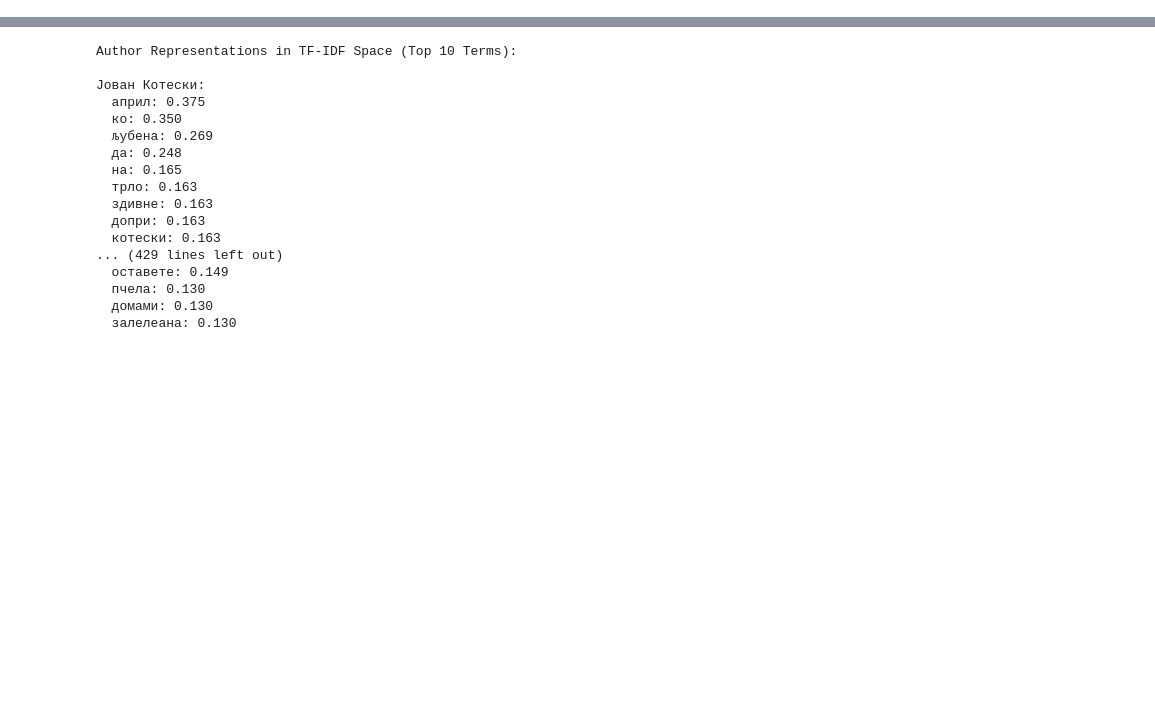
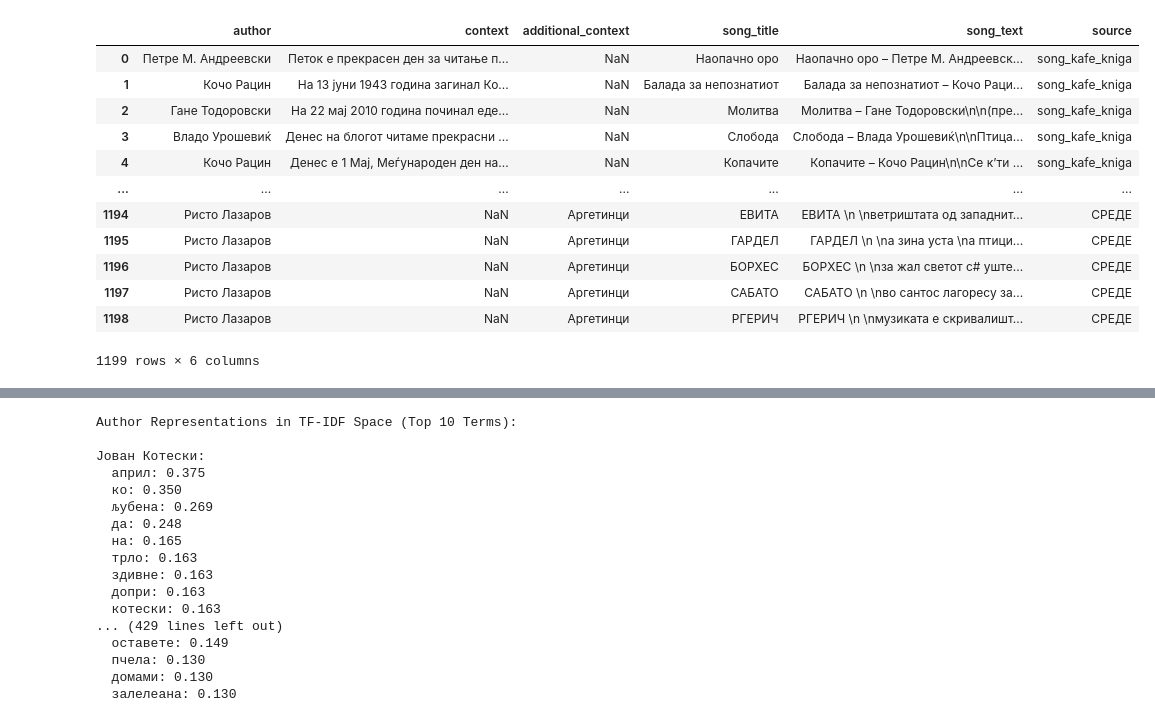
Before and after one commit to IvanNikolovBT/Diploma-Thesis, a Jupyter notebook: classification/author_similarity.ipynb, the cells around one changed output, grey strips where cells are left out. Cells and saved outputs as stored; diff of their text form; code cells hidden in the pictures; blank space fills up the shorter version.

```diff
--- a/classification/author_similarity.ipynb
+++ b/classification/author_similarity.ipynb
@@ -1,3 +1,27 @@
+# %%
+
+import pandas as pd
+import numpy as np
+import random
+from sklearn.preprocessing import LabelEncoder
+CSV_PATH="cleaned_songs.csv"
+df=pd.read_csv(CSV_PATH)
+random_seed=47
+df
+# %% [output]
+|  | author | context | additional_context | song_title | song_text | source |
+| 0 | Петре М. Андреевски | Петок е прекрасен ден за читање п... | NaN | Наопачно оро | Наопачно оро – Петре М. Андреевск... | song_kafe_kniga |
+| 1 | Кочо Рацин | На 13 јуни 1943 година загинал Ко... | NaN | Балада за непознатиот | Балада за непознатиот – Кочо Раци... | song_kafe_kniga |
+| 2 | Гане Тодоровски | На 22 мај 2010 година починал еде... | NaN | Молитва | Молитва – Гане Тодоровски\n\n(пре... | song_kafe_kniga |
+| 3 | Владо Урошевиќ | Денес на блогот читаме прекрасни ... | NaN | Слобода | Слобода – Влада Урошевиќ\n\nПтица... | song_kafe_kniga |
+| 4 | Кочо Рацин | Денес е 1 Мај, Меѓународен ден на... | NaN | Копачите | Копачите – Кочо Рацин\n\nСе к’ти ... | song_kafe_kniga |
+| ... | ... | ... | ... | ... | ... | ... |
+| 1194 | Ристо Лазаров | NaN | Аргетинци | ЕВИТА | ЕВИТА \n \nветриштата од западнит... | СРЕДЕ |
+| 1195 | Ристо Лазаров | NaN | Аргетинци | ГАРДЕЛ | ГАРДЕЛ \n \nа зина уста \nа птици... | СРЕДЕ |
+| 1196 | Ристо Лазаров | NaN | Аргетинци | БОРХЕС | БОРХЕС \n \nза жал светот с# уште... | СРЕДЕ |
+| 1197 | Ристо Лазаров | NaN | Аргетинци | САБАТО | САБАТО \n \nво сантос лагоресу за... | СРЕДЕ |
+| 1198 | Ристо Лазаров | NaN | Аргетинци | РГЕРИЧ | РГЕРИЧ \n \nмузиката е скривалишт... | СРЕДЕ |
+1199 rows × 6 columns
 # %%
 
 import pandas as pd
```
Also changed, not shown: parts of 1 cell of this notebook, 3 other files.
